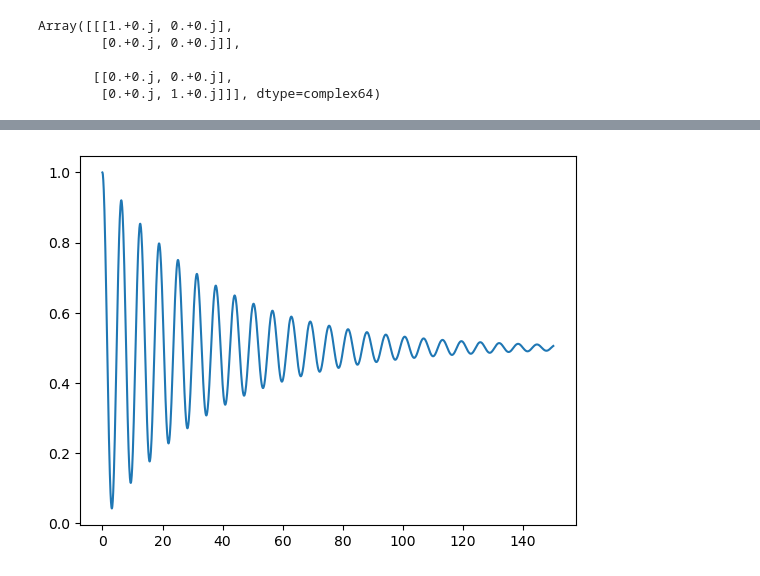
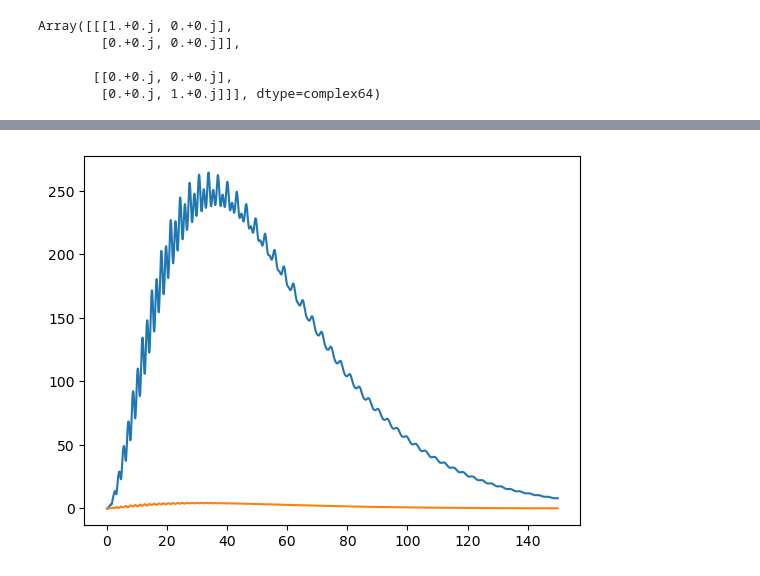
Before and after one commit to Rumoa/lindblad_sicpovm, a Jupyter notebook: exploring.ipynb, the cells around one changed output, grey strips where cells are left out. Saved outputs shown, nothing was run; the diff lists cells and outputs as text; code cells hidden in the pictures.

```diff
--- a/exploring.ipynb
+++ b/exploring.ipynb
@@ -325,3 +337,18 @@ Array([[[1.+0.j, 0.+0.j],
 
        [[0.+0.j, 0.+0.j],
         [0.+0.j, 1.+0.j]]], dtype=complex64)
+# %%
+x_povm = (
+    qt.identity(2).full()
+    + jnp.array([qt.sigmax().full(), -qt.sigmax().full()])
+) / 2
+
+z_povm = (
+    qt.identity(2).full()
+    + jnp.array([qt.sigmaz().full(), -qt.sigmaz().full()])
+) / 2
+
+y_povm = (
+    qt.identity(2).full()
+    + jnp.array([qt.sigmay().full(), -qt.sigmay().full()])
+) / 2
@@ -328,3 +365,3 @@ Array([[[1.+0.j, 0.+0.j],
 # %%
-model = my_model(2, rho0, my_povm)
+model = my_model(2, rho0, (np.concatenate([x_povm, z_povm, y_povm])) / 3)
 # %%
@@ -340,16 +388,19 @@ See https://jax.readthedocs.io/en/latest/errors.html#jax.errors.TracerArrayConve
 # %%
 times = jnp.linspace(0, 150, 2000)
 # %%
-plt.plot(
-    times,
-    jnp.real(
-        jax.vmap(
-            lambda t: model.likelihood_povm_particle(
-                [model.omega, 1.1 * model.gamma], t
-            )[0]
-        )(times)
-    ),
+fim_times = jnp.real(
+    jax.vmap(lambda t: model.fim_povm([model.omega, 1.1 * model.gamma], t))(
+        times
+    )
 )
+
+for i in range(2):
+    plt.plot(
+        times,
+        fim_times[:, i, i],
+    )
+
+# plt.plot(times, fim_times[:, 1, 1])
 plt.show()
 # %% [output]
-[figure, old version]
+[figure, new version]
```
Also changed, not shown: parts of 41 cells of this notebook.
